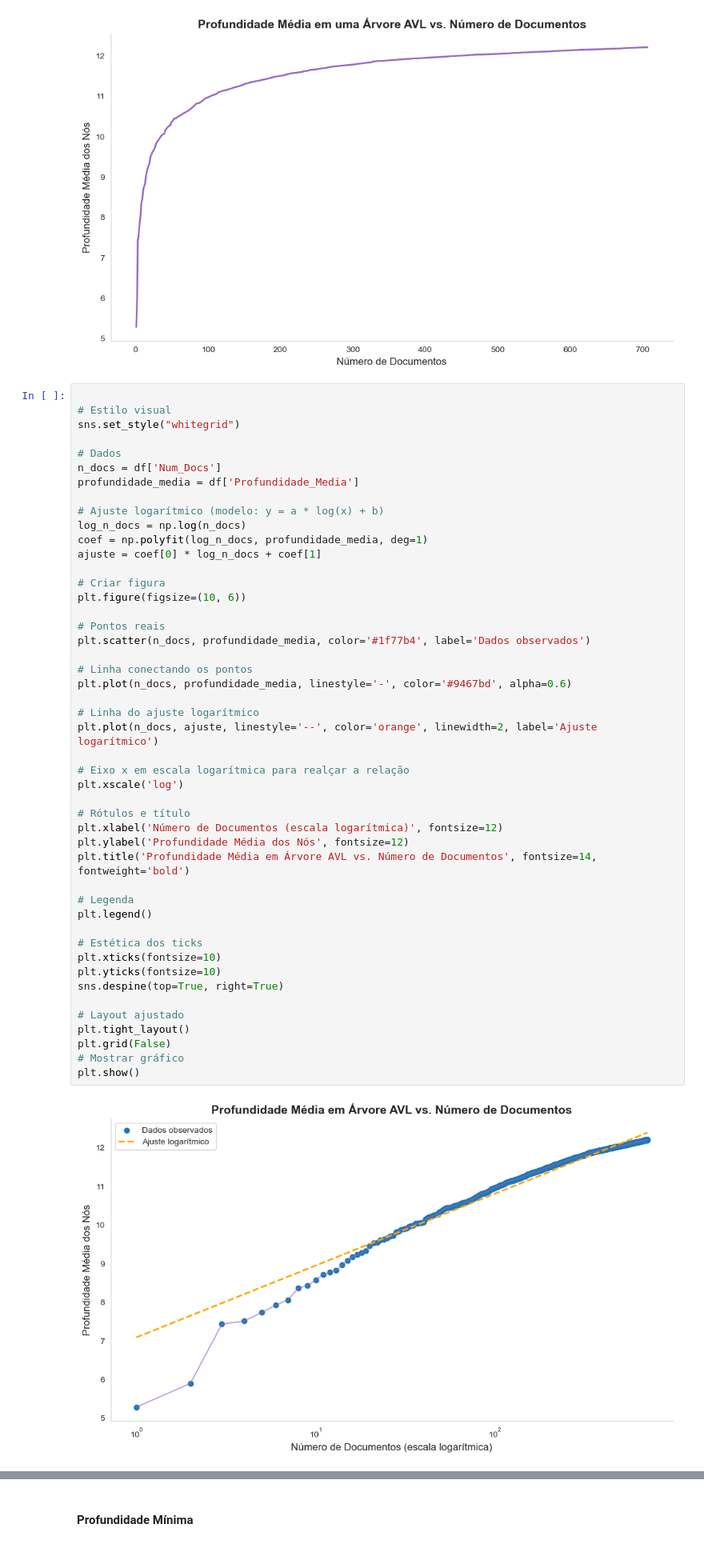
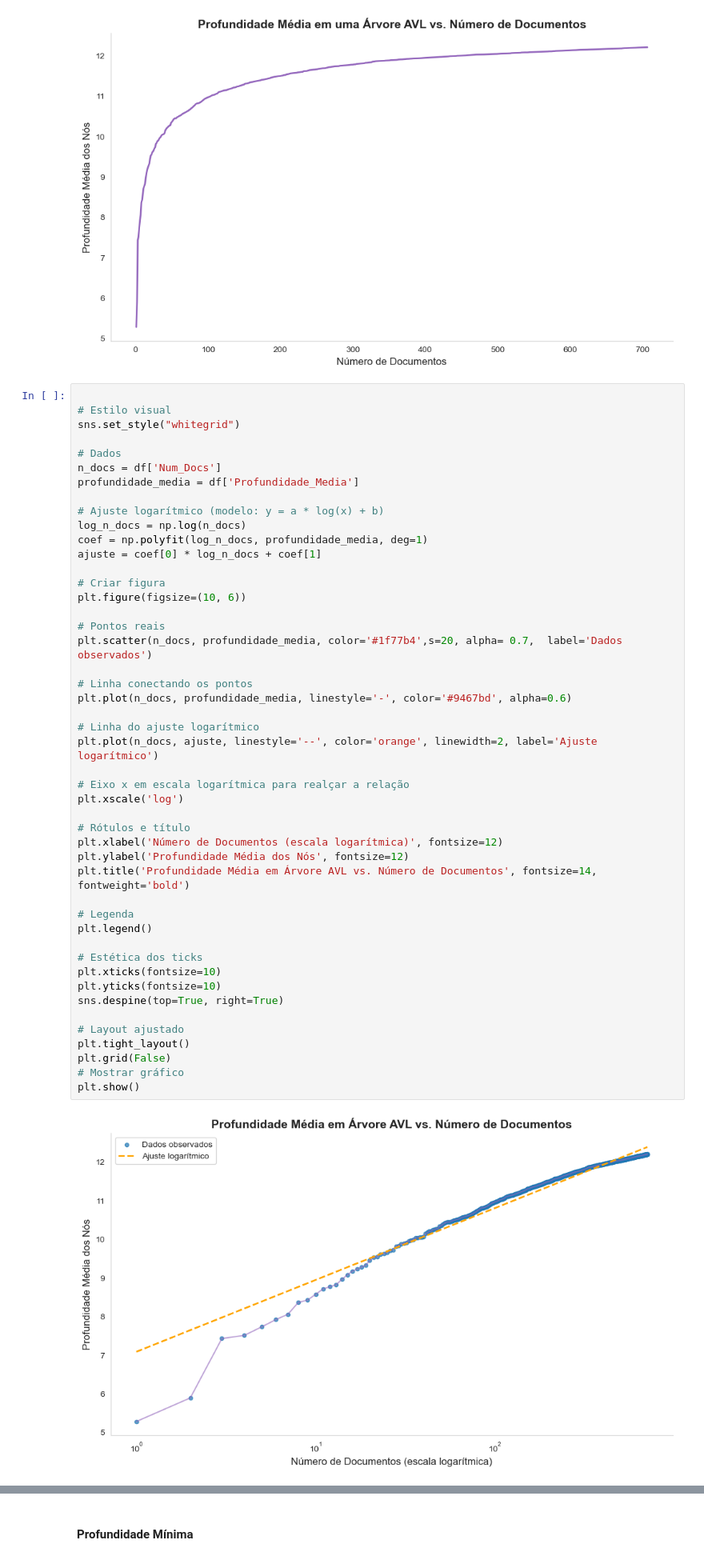
Before and after one commit to JaimeWillianCarneiro/projetofinal-ed, a Jupyter notebook: docs/stats.ipynb, the cells around one changed output, grey strips where cells are left out. Shown at 80% size. Saved outputs shown, nothing was run; the diff lists cells and outputs as text.

```diff
--- a/docs/stats.ipynb
+++ b/docs/stats.ipynb
@@ -132,37 +133,37 @@ ajuste = coef[0] * log_n_docs + coef[1]
 plt.figure(figsize=(10, 6))
 
 # Pontos reais
-plt.scatter(n_docs, profundidade_media, color='#1f77b4', label='Dados observados')
+plt.scatter(n_docs, profundidade_media, color='#1f77b4',s=20, alpha= 0.7,  label='Dados observados')
 
 # Linha conectando os pontos
 plt.plot(n_docs, profundidade_media, linestyle='-', color='#9467bd', alpha=0.6)
 
 # Linha do ajuste logarítmico
 plt.plot(n_docs, ajuste, linestyle='--', color='orange', linewidth=2, label='Ajuste logarítmico')
 
 # Eixo x em escala logarítmica para realçar a relação
 plt.xscale('log')
 
 # Rótulos e título
 plt.xlabel('Número de Documentos (escala logarítmica)', fontsize=12)
 plt.ylabel('Profundidade Média dos Nós', fontsize=12)
 plt.title('Profundidade Média em Árvore AVL vs. Número de Documentos', fontsize=14, fontweight='bold')
 
 # Legenda
 plt.legend()
 
 # Estética dos ticks
 plt.xticks(fontsize=10)
 plt.yticks(fontsize=10)
 sns.despine(top=True, right=True)
 
 # Layout ajustado
 plt.tight_layout()
 plt.grid(False)
 # Mostrar gráfico
 plt.show()
 # %% [output]
-[figure, old version]
+[figure, new version]
 # %% [markdown]
 O gráfico apresentado mostra a relação entre o "Número de Documentos" (em escala logarítmica) e a "Profundidade Média dos Nós" naárvore AVL.
 
```
Also changed, not shown: parts of 17 cells of this notebook.
